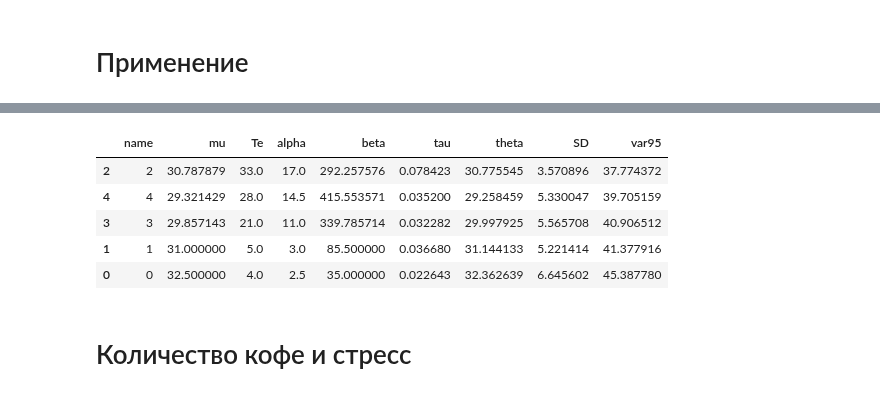
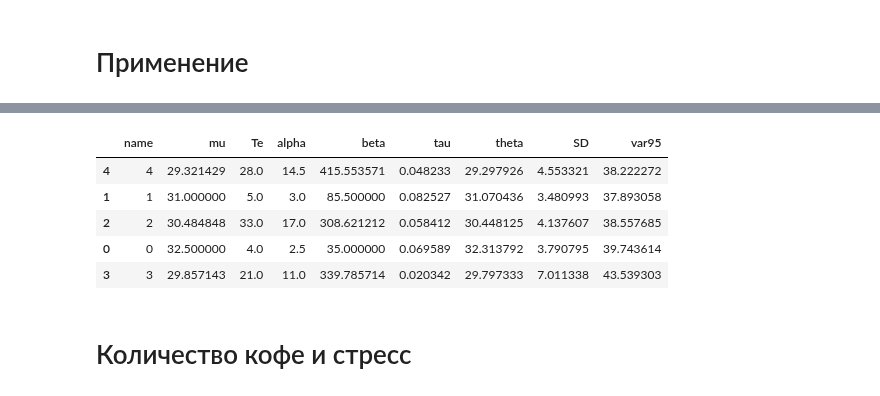
Before and after one commit to ksetdekov/trip_choice_optimizer, a Jupyter notebook: coffee-amount-optimization.ipynb, the cells around one changed output, grey strips where cells are left out. Saved outputs shown, nothing was run; the diff lists cells and outputs as text; code cells hidden in the pictures.

```diff
--- a/coffee-amount-optimization.ipynb
+++ b/coffee-amount-optimization.ipynb
@@ -268,7 +268,8 @@ events = {
     datetime(2025, 3,21): (4, 32),
     datetime(2025, 3,22): (4, 24),
     datetime(2025, 3,23): (4, 36),
-    datetime(2025, 3,24): (2, 28)
+    datetime(2025, 3,24): (2, 28),
+    datetime(2025, 3,25): (2, 24)
 
 }
 
@@ -282,9 +283,9 @@ cups.process_events(events, days=91)
 |  | name | mu | Te | alpha | beta | tau | theta | SD | var95 |
-| 2 | 2 | 30.787879 | 33.0 | 17.0 | 292.257576 | 0.078423 | 30.775545 | 3.570896 | 37.774372 |
-| 4 | 4 | 29.321429 | 28.0 | 14.5 | 415.553571 | 0.035200 | 29.258459 | 5.330047 | 39.705159 |
-| 3 | 3 | 29.857143 | 21.0 | 11.0 | 339.785714 | 0.032282 | 29.997925 | 5.565708 | 40.906512 |
-| 1 | 1 | 31.000000 | 5.0 | 3.0 | 85.500000 | 0.036680 | 31.144133 | 5.221414 | 41.377916 |
-| 0 | 0 | 32.500000 | 4.0 | 2.5 | 35.000000 | 0.022643 | 32.362639 | 6.645602 | 45.387780 |
+| 4 | 4 | 29.321429 | 28.0 | 14.5 | 415.553571 | 0.048233 | 29.297926 | 4.553321 | 38.222272 |
+| 1 | 1 | 31.000000 | 5.0 | 3.0 | 85.500000 | 0.082527 | 31.070436 | 3.480993 | 37.893058 |
+| 2 | 2 | 30.484848 | 33.0 | 17.0 | 308.621212 | 0.058412 | 30.448125 | 4.137607 | 38.557685 |
+| 0 | 0 | 32.500000 | 4.0 | 2.5 | 35.000000 | 0.069589 | 32.313792 | 3.790795 | 39.743614 |
+| 3 | 3 | 29.857143 | 21.0 | 11.0 | 339.785714 | 0.020342 | 29.797333 | 7.011338 | 43.539303 |
 # %% [markdown]
 # Количество кофе и стресс
 # %%
```
Also changed, not shown: parts of 4 cells of this notebook.
